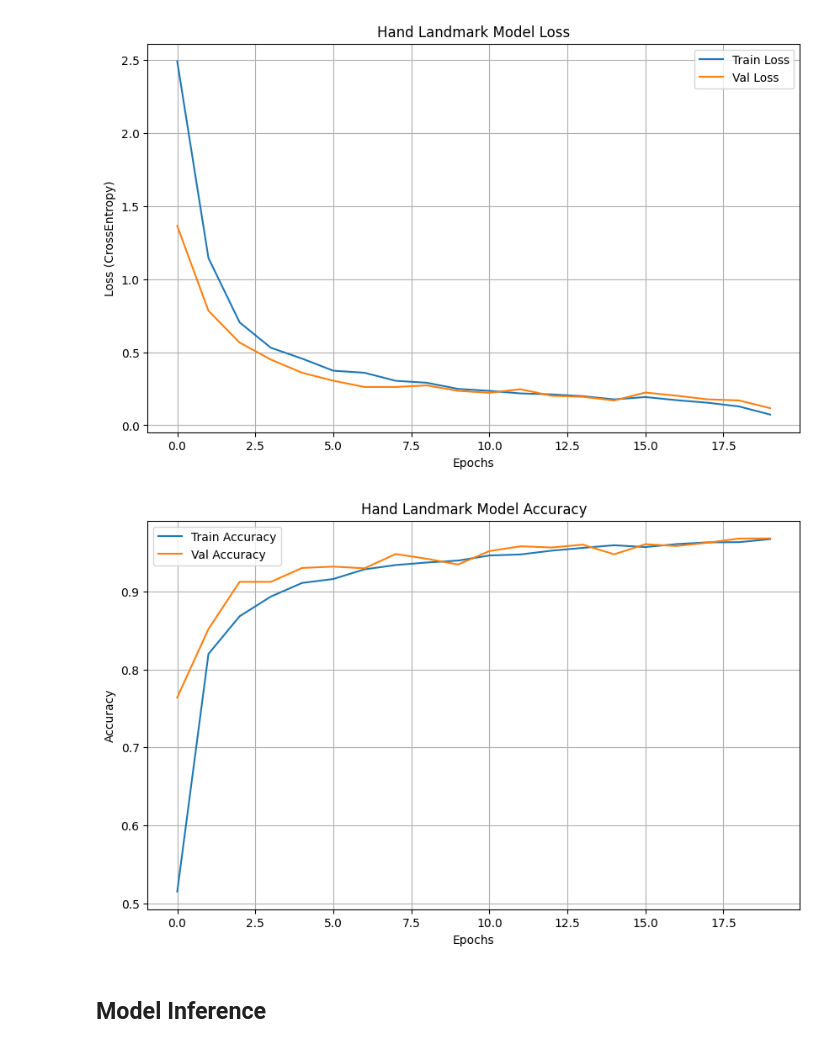
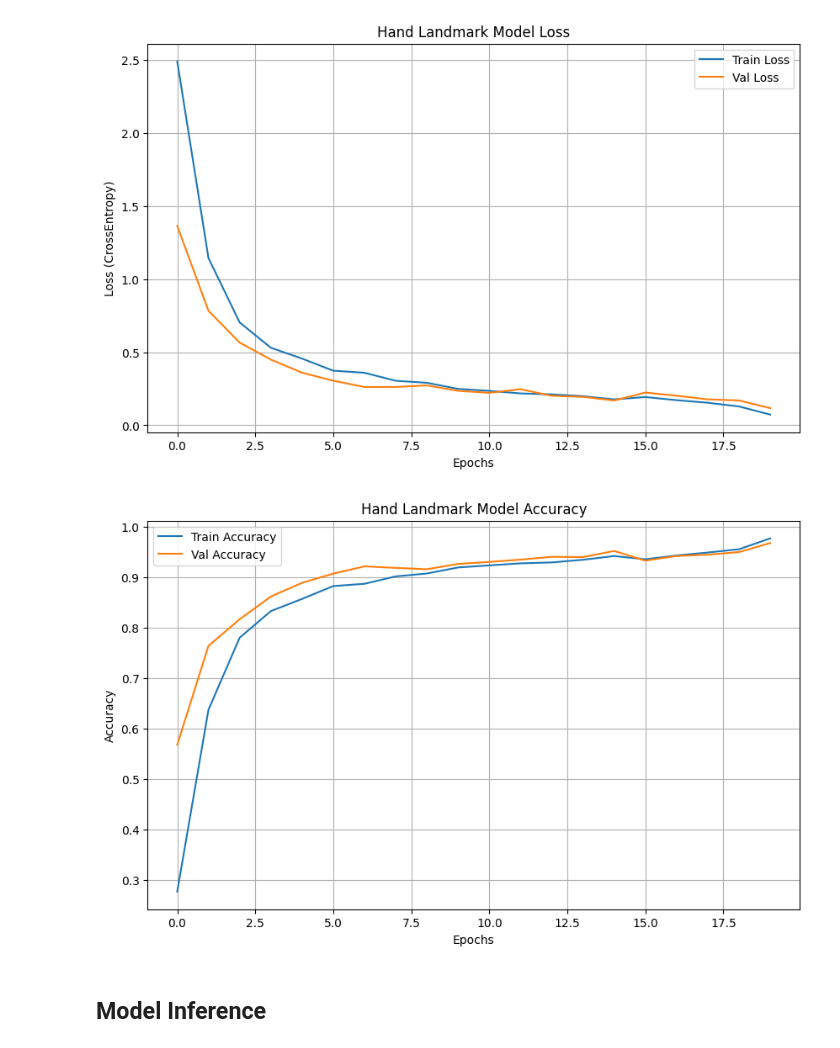
Before and after one commit to Zz1rg/LandmarkTransformerForHandSignDetection, a Jupyter notebook: notebooks/model_experiment_another_data.ipynb, the cells around one changed output. Saved outputs shown, nothing was run; the diff lists cells and outputs as text; code cells hidden in the pictures.

Commit message:
Edit plot raw's acc

```diff
--- a/notebooks/model_experiment_another_data.ipynb
+++ b/notebooks/model_experiment_another_data.ipynb
@@ -760,9 +760,9 @@ plot_loss(history_raw, save_path='../results/transformer_loss_raw.png')
 # %% [output]
 [figure]
 # %%
-plot_accuracy(history, save_path='../results/transformer_acc_norm.png')
+plot_accuracy(history_raw, save_path='../results/transformer_acc_raw.png')
 # %% [output]
-[figure, old version]
+[figure, new version]
 # %% [markdown]
 ## Model Inference
 # %% [markdown]
```
Also changed, not shown: 1 other file.
